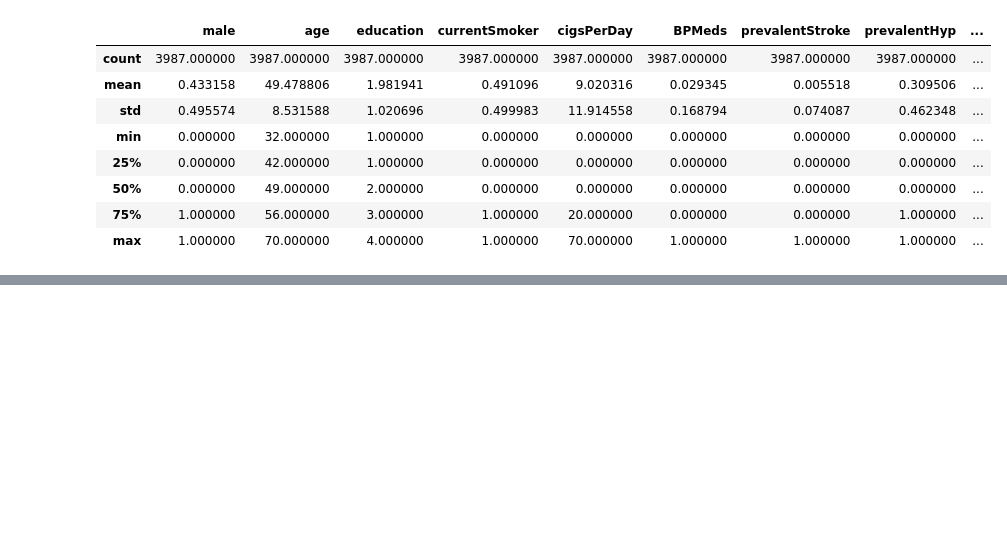
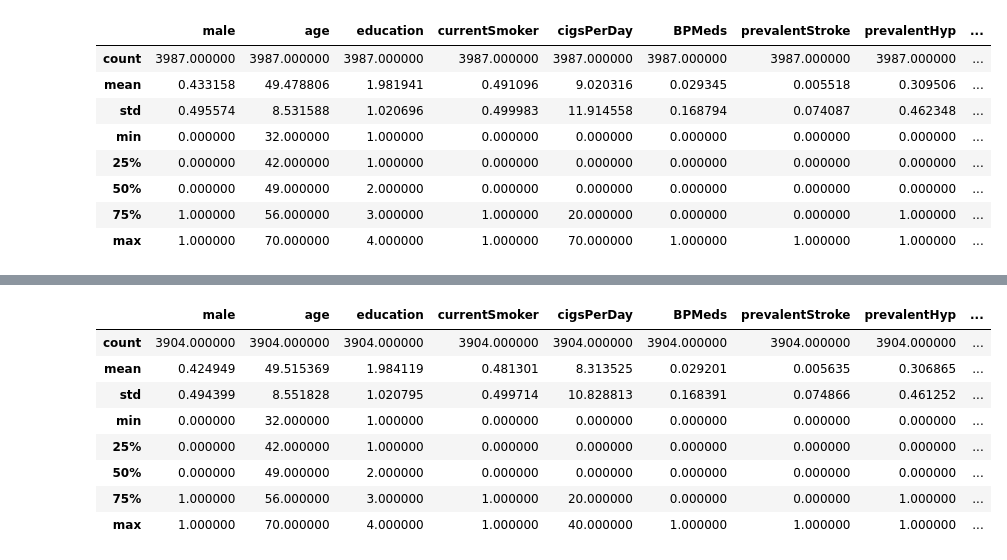
Before and after one commit to Poorya0071/Classification, a Jupyter notebook: Heart_ML.ipynb, the cells around one changed output, grey strips where cells are left out. Saved outputs shown, nothing was run; the diff lists cells and outputs as text; code cells hidden in the pictures; blank space fills up the shorter version.

```diff
--- a/Heart_ML.ipynb
+++ b/Heart_ML.ipynb
@@ -94,0 +129,18 @@ data_no_mv.describe()
+# %%
+# let's explore the relationship for total cholesterol.
+#by searching on the net, we can find that the maximum values for total cholesterol are around 400.
+#let's remove values greater than 400.
+data_chol = data_cig[data_cig['totChol']<400]
+# %%
+data_chol.describe()
+# we removed 9 data points.
+# %% [output]
+|  | male | age | education | currentSmoker | cigsPerDay | BPMeds | prevalentStroke | prevalentHyp | ... |
+| count | 3904.000000 | 3904.000000 | 3904.000000 | 3904.000000 | 3904.000000 | 3904.000000 | 3904.000000 | 3904.000000 | ... |
+| mean | 0.424949 | 49.515369 | 1.984119 | 0.481301 | 8.313525 | 0.029201 | 0.005635 | 0.306865 | ... |
+| std | 0.494399 | 8.551828 | 1.020795 | 0.499714 | 10.828813 | 0.168391 | 0.074866 | 0.461252 | ... |
+| min | 0.000000 | 32.000000 | 1.000000 | 0.000000 | 0.000000 | 0.000000 | 0.000000 | 0.000000 | ... |
+| 25% | 0.000000 | 42.000000 | 1.000000 | 0.000000 | 0.000000 | 0.000000 | 0.000000 | 0.000000 | ... |
+| 50% | 0.000000 | 49.000000 | 2.000000 | 0.000000 | 0.000000 | 0.000000 | 0.000000 | 0.000000 | ... |
+| 75% | 1.000000 | 56.000000 | 3.000000 | 1.000000 | 20.000000 | 0.000000 | 0.000000 | 1.000000 | ... |
+| max | 1.000000 | 70.000000 | 4.000000 | 1.000000 | 40.000000 | 1.000000 | 1.000000 | 1.000000 | ... |
```
Also changed, not shown: parts of 14 cells of this notebook.
